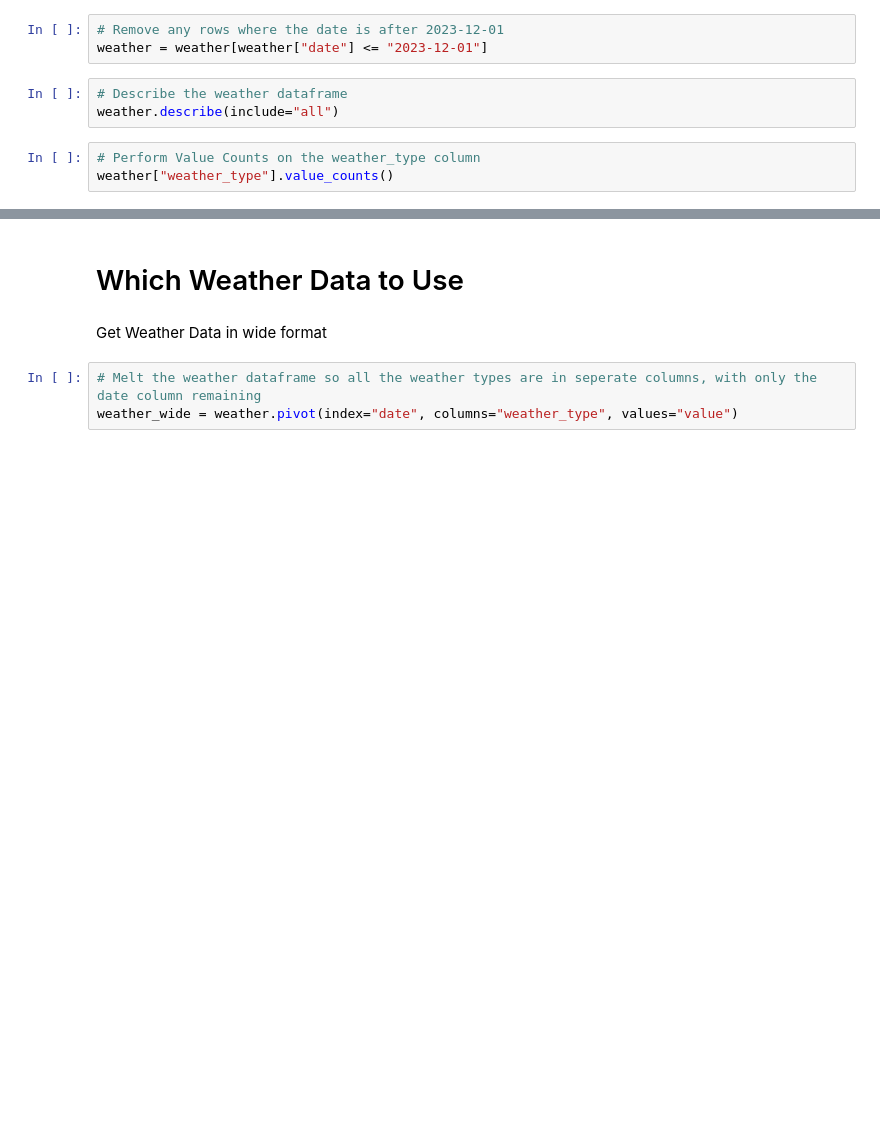
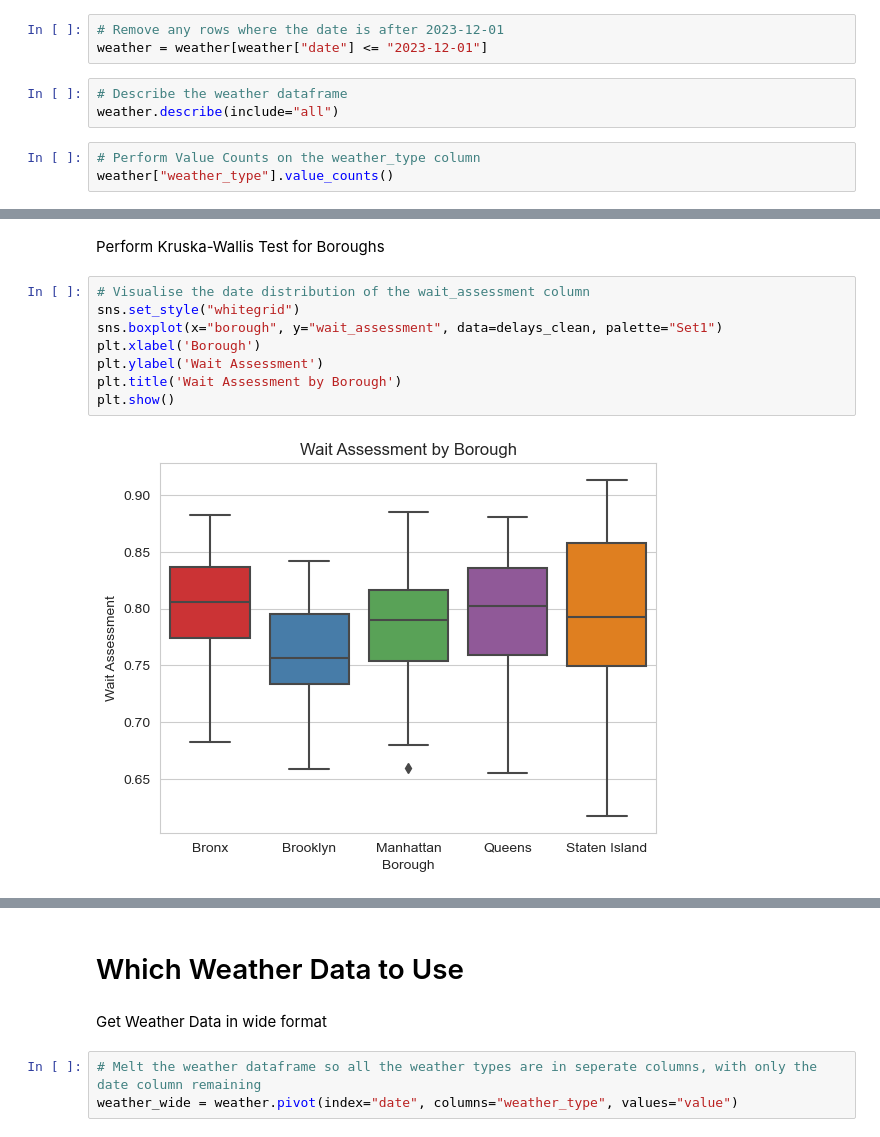
Before and after one commit to paulr28/Msc_Capstone, a Jupyter notebook: Data_Collection.ipynb, the cells around one changed output, grey strips where cells are left out. Cells and saved outputs as stored; diff of their text form; blank space fills up the shorter version.

```diff
--- a/Data_Collection.ipynb
+++ b/Data_Collection.ipynb
@@ -734,0 +903,12 @@ weather["weather_type"].value_counts()
+# %% [markdown]
+Perform Kruska-Wallis Test for Boroughs
+# %%
+# Visualise the date distribution of the wait_assessment column
+sns.set_style("whitegrid")
+sns.boxplot(x="borough", y="wait_assessment", data=delays_clean, palette="Set1")
+plt.xlabel('Borough')
+plt.ylabel('Wait Assessment')
+plt.title('Wait Assessment by Borough')
+plt.show()
+# %% [output]
+[figure, added]
```
Also changed, not shown: parts of 110 cells of this notebook.
